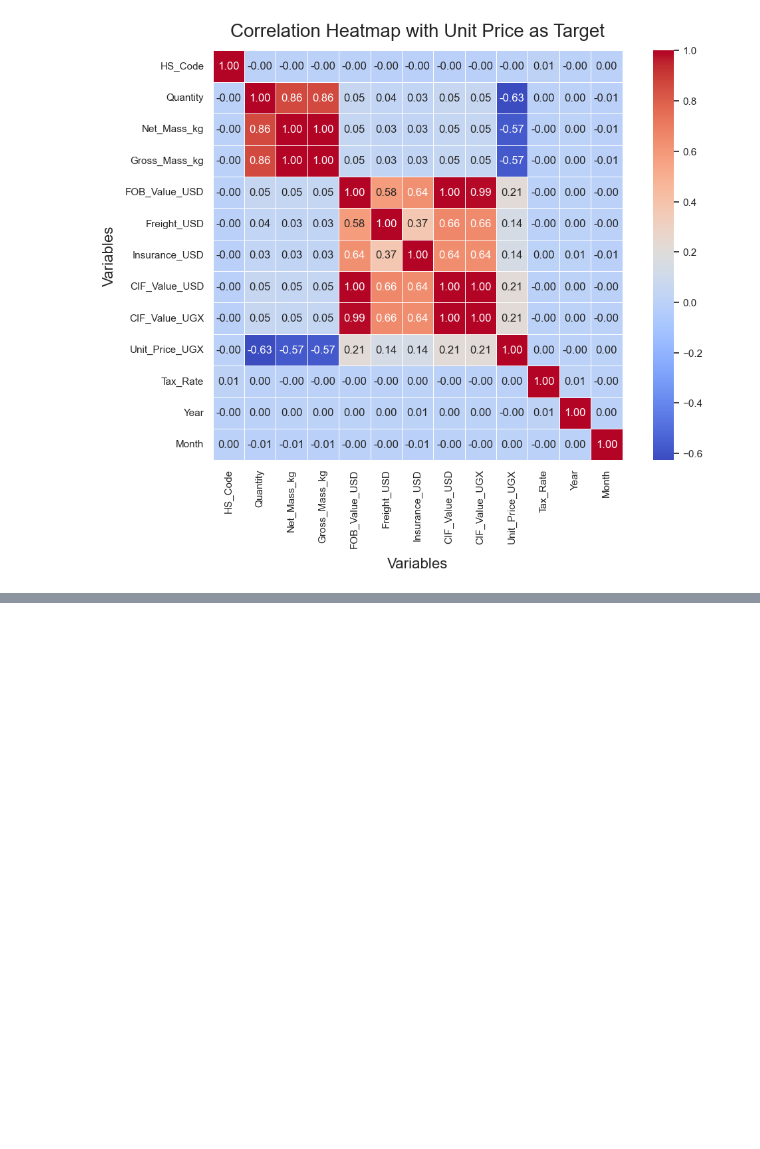
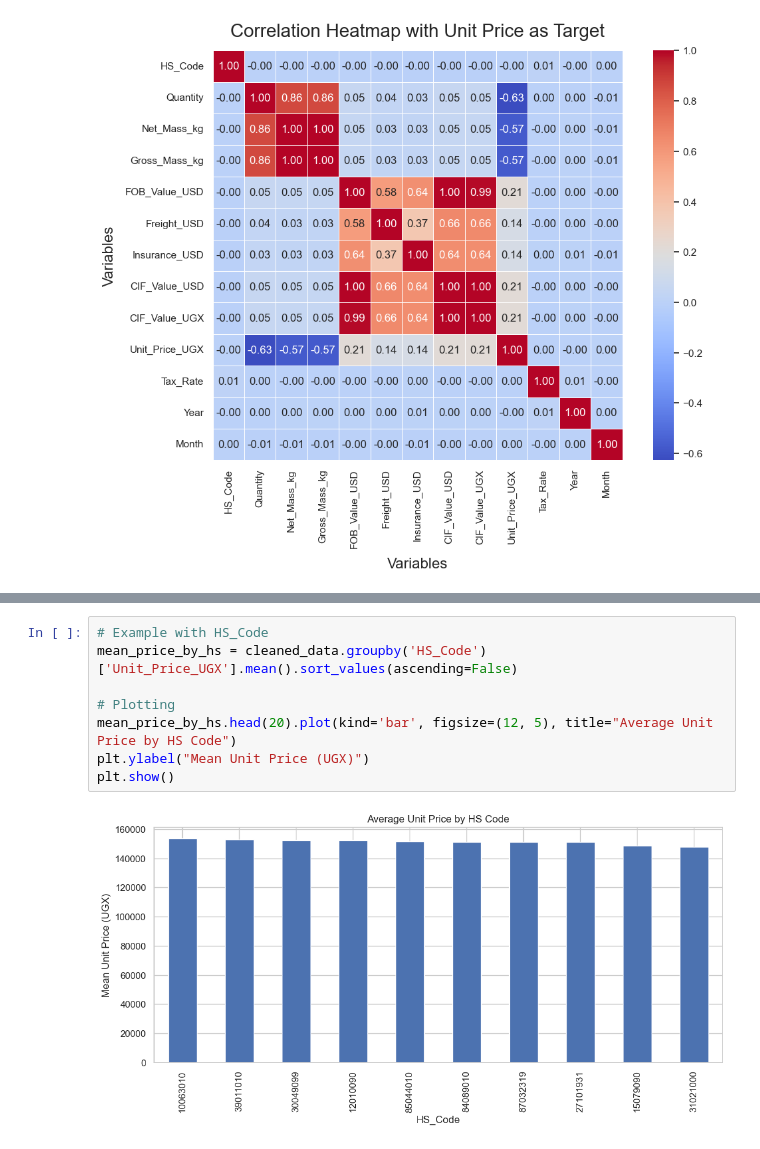
Before and after one commit to sentongo-web/MSDS, a Jupyter notebook: uganda_trade.ipynb, the cells around one changed output, grey strips where cells are left out. Cells and saved outputs as stored; diff of their text form; blank space fills up the shorter version.

```diff
--- a/uganda_trade.ipynb
+++ b/uganda_trade.ipynb
@@ -559,0 +568,10 @@ plt.show()
+# %%
+# Example with HS_Code
+mean_price_by_hs = cleaned_data.groupby('HS_Code')['Unit_Price_UGX'].mean().sort_values(ascending=False)
+
+# Plotting
+mean_price_by_hs.head(20).plot(kind='bar', figsize=(12, 5), title="Average Unit Price by HS Code")
+plt.ylabel("Mean Unit Price (UGX)")
+plt.show()
+# %% [output]
+[figure, added]
```
Also changed, not shown: parts of 12 cells of this notebook.
